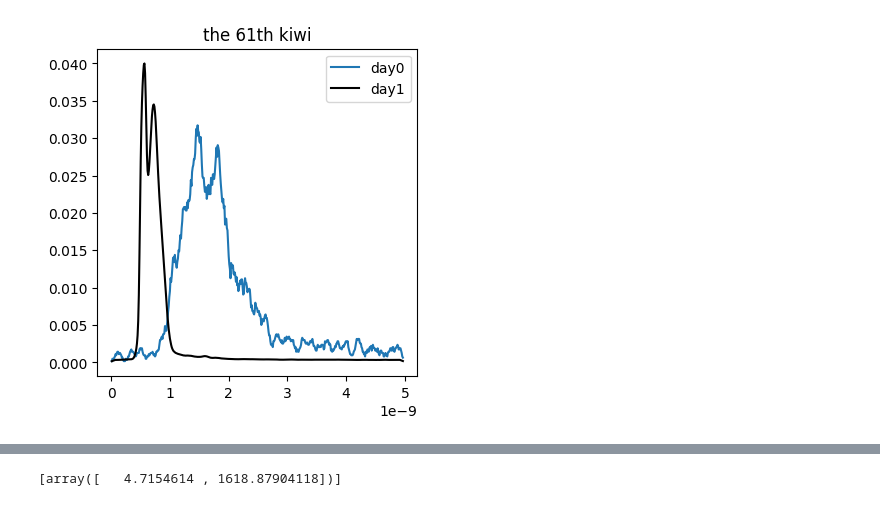
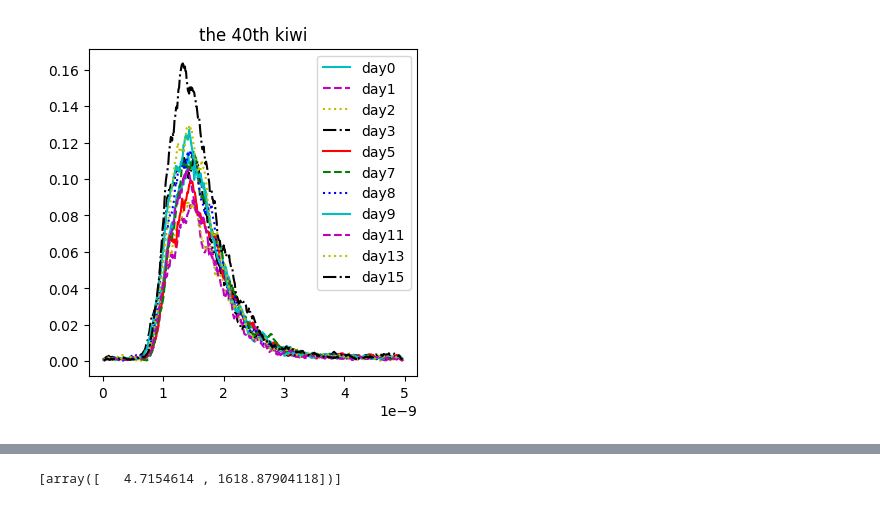
Before and after one commit to xbx18502/Graduation_research_feb, a Jupyter notebook: calculate_muamus_sa3.4.ipynb, the cells around one changed output, grey strips where cells are left out. Drawn from its saved outputs; the diff is of its cells as text; code cells hidden in the pictures.

```diff
--- a/calculate_muamus_sa3.4.ipynb
+++ b/calculate_muamus_sa3.4.ipynb
@@ -129,0 +194,21 @@ for i in range(AMOUNT_EXP):
+# %%
+##########################################
+fig = plt.figure(figsize = (4,4))
+line = []
+line_irf = []
+for i in range(AMOUNT_EXP):
+    # linestyle_cycler = cycler('linestyle',['-','--',':','-.'])
+    # plt.rc('axes', prop_cycle=linestyle_cycler)
+    plt.rc('axes', prop_cycle=(cycler('color', ['c', 'm', 'y', 'k','r','g','b','brown']) +
+                           cycler('linestyle', ['-', '--', ':', '-.','-','--',':','-.'])))
+    line0, = plt.plot(TIME_AVG[i]*1e-9, Y_AVG[i][0:data_480multi9.shape[1]])
+    # line1, = plt.plot(TIME[i][j+1]*1e-9, H[i]/max(H[i])*0.04,color='black')
+    line.append(line0)
+    # line_irf.append(line1)
+fig.tight_layout(pad=1.1)
+line.extend(line_irf)
+plt.legend(line,['day0','day1','day2','day3','day5','day7','day8','day9','day11','day13','day15'])
+
+
+
+plt.show()
@@ -129,0 +217,4 @@ for i in range(AMOUNT_EXP):
+# %%
+peak_Y = np.zeros((AMOUNT_EXP,))
+for i in range(AMOUNT_EXP):
+    peak_Y[i] = np.max(Y_AVG[i][0:data_480multi9.shape[1]])
@@ -144,24 +240,29 @@ plt.show()
 # %%
 ##########################################
 fig = plt.figure(figsize = (4,4))
-j = 60
+j = 39
 line = []
 line_irf = []
 for i in range(AMOUNT_EXP):
+    # linestyle_cycler = cycler('linestyle',['-','--',':','-.'])
+    # plt.rc('axes', prop_cycle=linestyle_cycler)
+    plt.rc('axes', prop_cycle=(cycler('color', ['c', 'm', 'y', 'k','r','g','b']) +
+                           cycler('linestyle', ['-', '--', ':', '-.','-','--',':'])))
     line0, = plt.plot(TIME[i][j+1]*1e-9, Y[i][j,0:data_480multi9.shape[1]])
-    line1, = plt.plot(TIME[i][j+1]*1e-9, H[i]/max(H[i])*0.04,color='black')
+    # line1, = plt.plot(TIME[i][j+1]*1e-9, H[i]/max(H[i])*0.04,color='black')
     line.append(line0)
-    line_irf.append(line1)
+    # line_irf.append(line1)
 fig.tight_layout(pad=1.1)
-line.extend(line_irf)
-plt.legend(line,['day0','day1','day2','day3','day5','day7','day8','IRF'])
+# line.extend(line_irf)
+# plt.legend(line,['day0','day1','day2','day3','day5','day7','day8','day9','day11','day13','day15','IRF'])
+plt.legend(line,['day0','day1','day2','day3','day5','day7','day8','day9','day11','day13','day15'])
 name = "the "+str(j+1)+'th kiwi'
 plt.title(label=name)
 
 
 plt.show()
 # %% [output]
-[figure, old version]
+[figure, new version]
 # %%
 class calculate_miu_s1(object):
 
```
Also changed, not shown: parts of 8 cells of this notebook, 1 other file.
